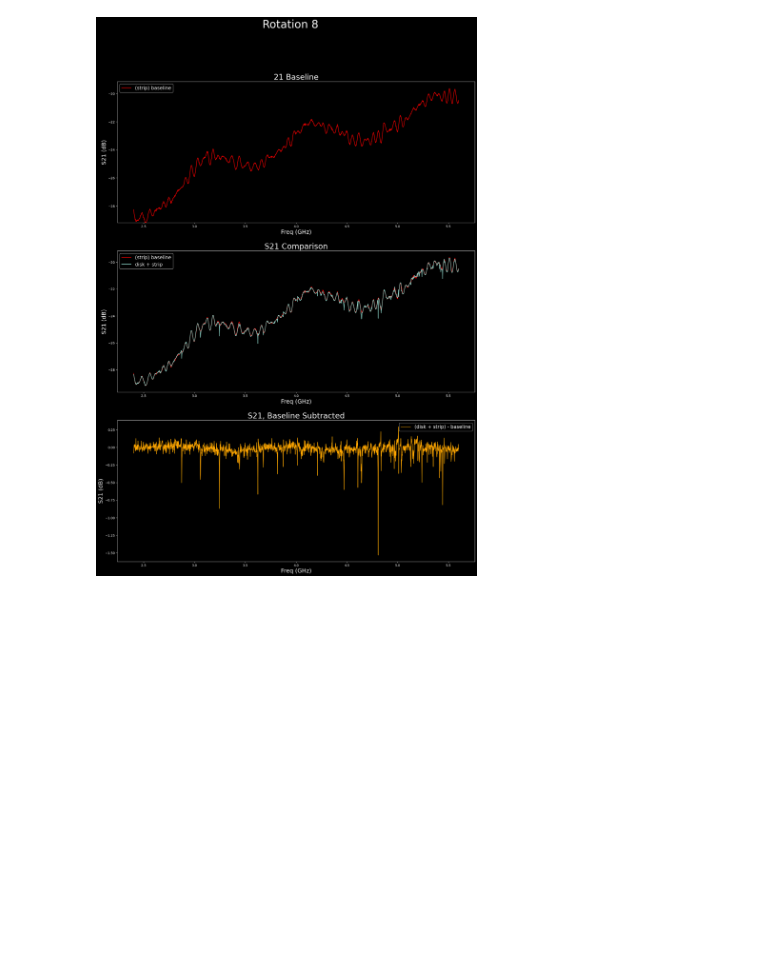
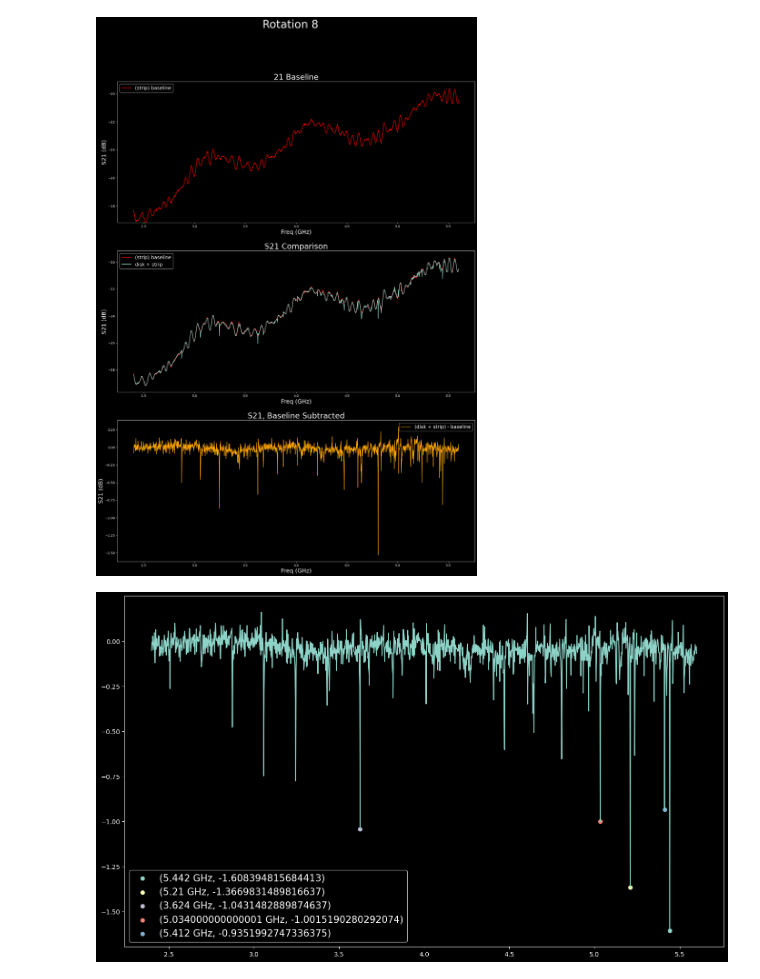
Before and after one commit to leay01/whispering_gallery_MAIN, a Jupyter notebook: WGM_clean/analysis_060225/rotations.ipynb, the cells around one changed output. Drawn from its saved outputs; the diff is of its cells as text; code cells hidden in the pictures; blank space fills up the shorter version.

Commit message:
plotting

```diff
--- a/WGM_clean/analysis_060225/rotations.ipynb
+++ b/WGM_clean/analysis_060225/rotations.ipynb
@@ -86,4 +86,6 @@ baseline, rot8 = vdr.loader_plotter('baseline1_2.4to5.6GHz_2025-06-02_17-58-08.t
 [figure]
 [figure]
 # %%
-rot1_w_dips = uf.find_plot_dips(baseline, rot1, f_start)
+rot1_w_dips = uf.find_plot_dips(baseline, rot1, n_dips = 5)
+# %% [output]
+[figure, added]
```
Also changed, not shown: 1 other file.
